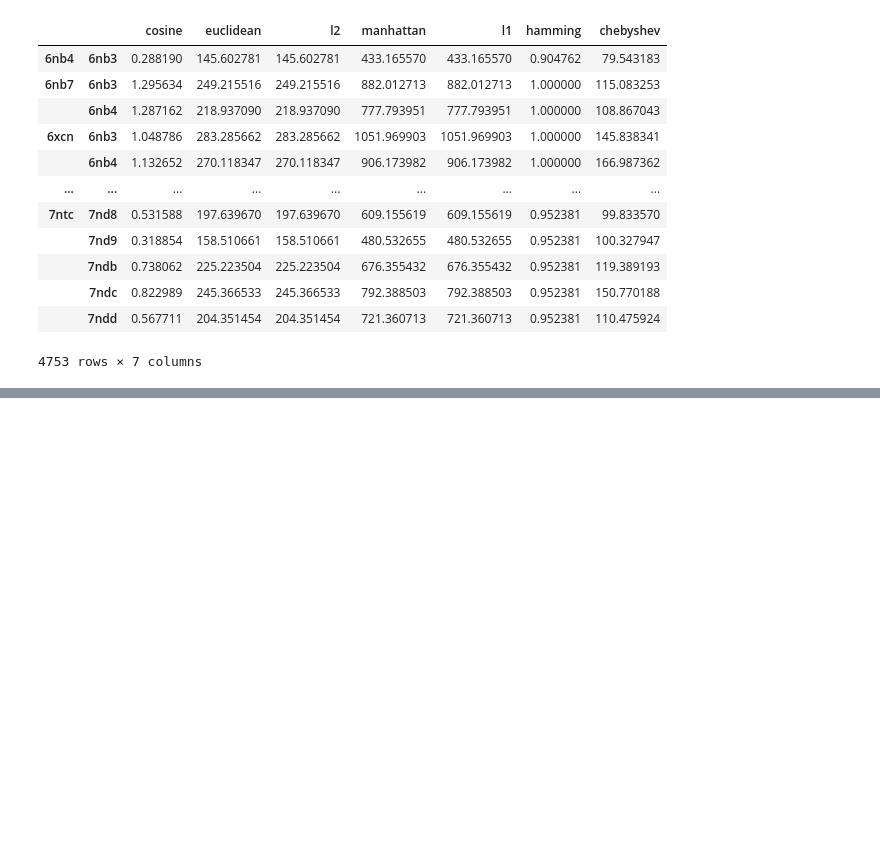
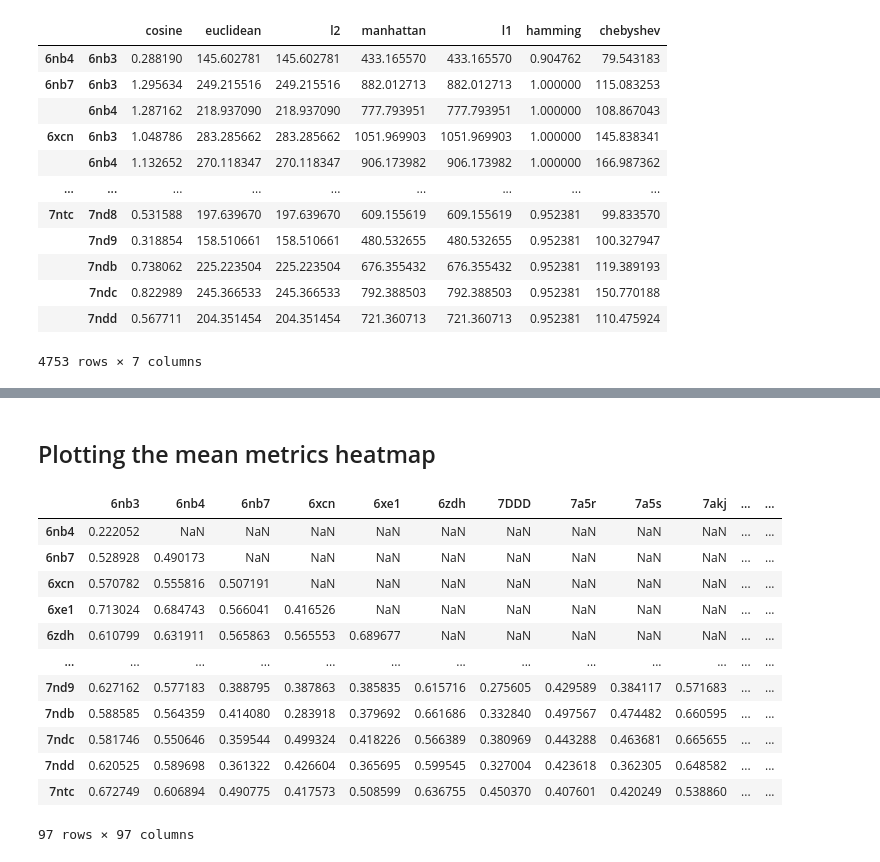
Before and after one commit to hackathonismb/Interface-analysis-of-SARS-CoV-2-antibodies-vs-ACE2, a Jupyter notebook: compute_similarity.ipynb, the cells around one changed output, grey strips where cells are left out. Drawn from its saved outputs; the diff is of its cells as text; code cells hidden in the pictures; blank space fills up the shorter version.

```diff
--- a/compute_similarity.ipynb
+++ b/compute_similarity.ipynb
@@ -87,0 +130,19 @@ df_metrics
+# %% [markdown]
+## Plotting the mean metrics heatmap
+# %%
+mean_metrics = df_metrics_normalized.mean(axis=1).unstack()
+mean_metrics
+# %% [output]
+|  | 6nb3 | 6nb4 | 6nb7 | 6xcn | 6xe1 | 6zdh | 7DDD | 7a5r | 7a5s | 7akj | ... | ... |
+| 6nb4 | 0.222052 | NaN | NaN | NaN | NaN | NaN | NaN | NaN | NaN | NaN | ... | ... |
+| 6nb7 | 0.528928 | 0.490173 | NaN | NaN | NaN | NaN | NaN | NaN | NaN | NaN | ... | ... |
+| 6xcn | 0.570782 | 0.555816 | 0.507191 | NaN | NaN | NaN | NaN | NaN | NaN | NaN | ... | ... |
+| 6xe1 | 0.713024 | 0.684743 | 0.566041 | 0.416526 | NaN | NaN | NaN | NaN | NaN | NaN | ... | ... |
+| 6zdh | 0.610799 | 0.631911 | 0.565863 | 0.565553 | 0.689677 | NaN | NaN | NaN | NaN | NaN | ... | ... |
+| ... | ... | ... | ... | ... | ... | ... | ... | ... | ... | ... | ... | ... |
+| 7nd9 | 0.627162 | 0.577183 | 0.388795 | 0.387863 | 0.385835 | 0.615716 | 0.275605 | 0.429589 | 0.384117 | 0.571683 | ... | ... |
+| 7ndb | 0.588585 | 0.564359 | 0.414080 | 0.283918 | 0.379692 | 0.661686 | 0.332840 | 0.497567 | 0.474482 | 0.660595 | ... | ... |
+| 7ndc | 0.581746 | 0.550646 | 0.359544 | 0.499324 | 0.418226 | 0.566389 | 0.380969 | 0.443288 | 0.463681 | 0.665655 | ... | ... |
+| 7ndd | 0.620525 | 0.589698 | 0.361322 | 0.426604 | 0.365695 | 0.599545 | 0.327004 | 0.423618 | 0.362305 | 0.648582 | ... | ... |
+| 7ntc | 0.672749 | 0.606894 | 0.490775 | 0.417573 | 0.508599 | 0.636755 | 0.450370 | 0.407601 | 0.420249 | 0.538860 | ... | ... |
+97 rows × 97 columns
```
Also changed, not shown: parts of 5 cells of this notebook, 1 other file.
